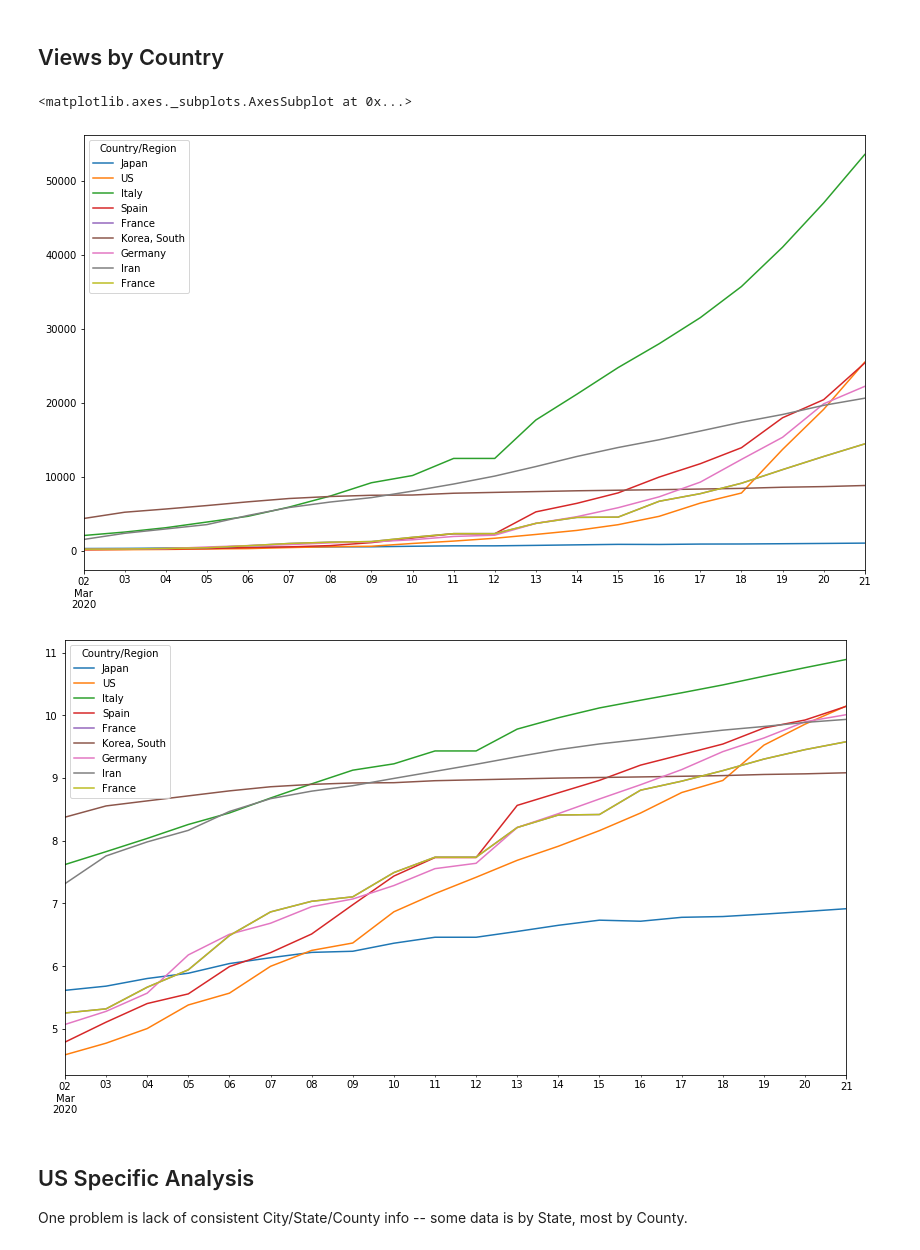
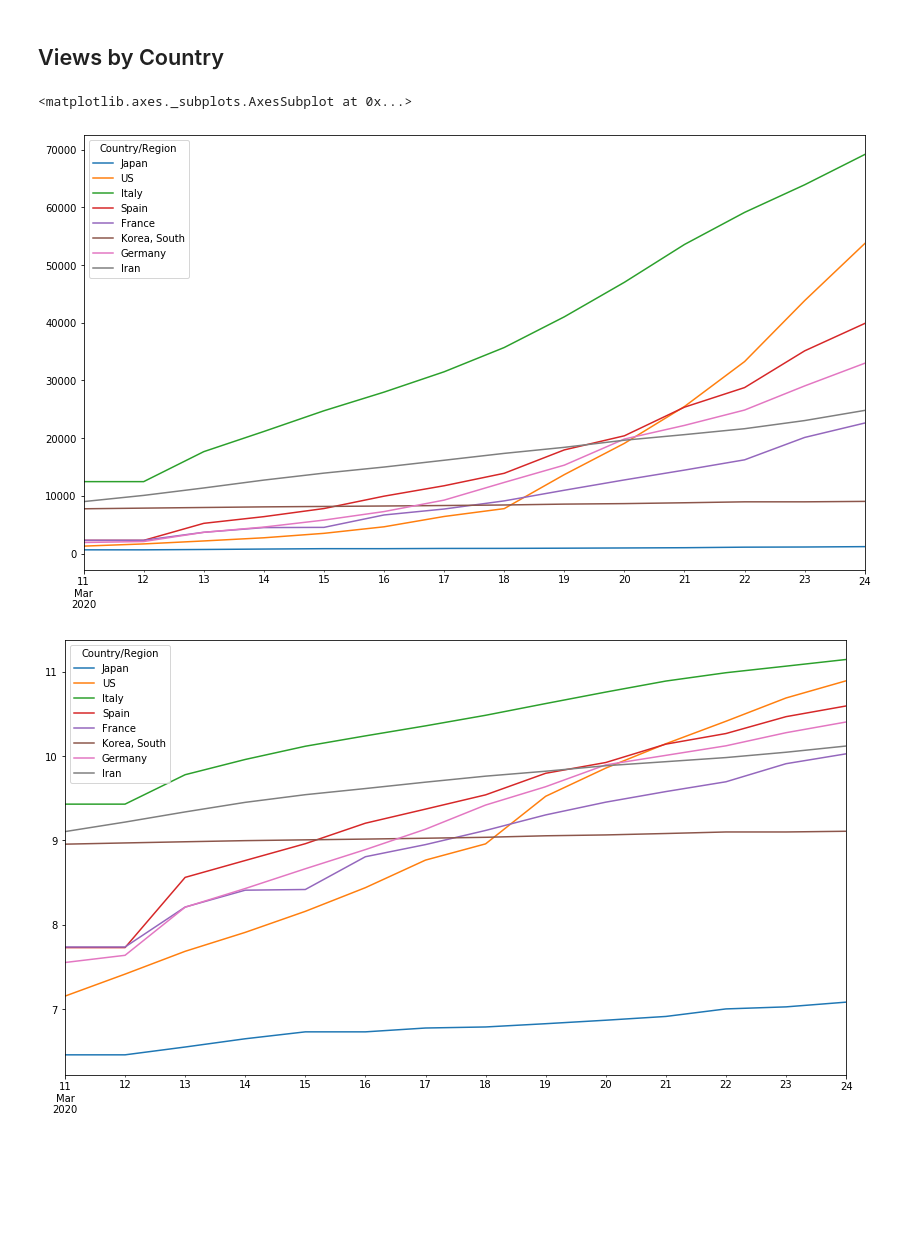
Before and after one commit to dougfoo/machineLearning, a Jupyter notebook: covid/COVID-Analysis-2.ipynb, the cells around one changed output. Saved outputs shown, nothing was run; the diff lists cells and outputs as text; code cells hidden in the pictures; blank space fills up the shorter version.

```diff
--- a/covid/COVID-Analysis-2.ipynb
+++ b/covid/COVID-Analysis-2.ipynb
@@ -16,14 +16,14 @@ import matplotlib.pyplot as plt
 drdir = 'COVID-19/csse_covid_19_data/csse_covid_19_daily_reports/'
 tsdir = 'COVID-19/csse_covid_19_data/csse_covid_19_time_series/'
 
-daily_f = drdir+'03-20-2020.csv' # 03-18-2020.csv etc
-confirmed_f = tsdir+'time_series_19-covid-Confirmed.csv'
-deaths_f = tsdir+'time_series_19-covid-Deaths.csv'
-recovs_f = tsdir+'time_series_19-covid-Recovered.csv'
+daily_f = drdir+'03-23-2020.csv' # 03-18-2020.csv etc
+confirmed_f = tsdir+'time_series_covid19_confirmed_global.csv'
+deaths_f = tsdir+'time_series_covid19_deaths_global.csv'
+#recovs_f = tsdir+'time_series_19-covid-Recovered.csv'
 
 dfc = pd.read_csv(confirmed_f)
 dfd = pd.read_csv(deaths_f)
-dfr = pd.read_csv(recovs_f)
+#dfr = pd.read_csv(recovs_f)
 
 confirmed = dfc.drop(columns=['Lat','Long']).groupby( ['Country/Region']).sum().transpose()
 confirmed.index = pd.to_datetime(confirmed.index)
@@ -33,7 +33,7 @@ deaths = dfd.drop(columns=['Lat','Long']).groupby( ['Country/Region']).sum().tra
 deaths.index = pd.to_datetime(deaths.index)
 
 display(dfc.head())
-display(dfr.head())
+# display(dfr.head())
 display(dfd.head())
 # %% [output]
 |  | Province/State | Country/Region | Lat | Long | 1/22/20 | 1/23/20 | 1/24/20 | 1/25/20 | 1/26/20 | ... |
@@ -77,5 +70,5 @@ confirmed.tail()
 # %%
-countries = [ 'Japan', 'US', 'Italy', 'Spain','France', 'Korea, South', 'Germany','Iran','France' ]
+countries = [ 'Japan', 'US', 'Italy', 'Spain','France', 'Korea, South', 'Germany','Iran']
 display(deaths[countries].tail())
 display(confirmed[countries].tail())
 # %% [output]
@@ -94,13 +87,9 @@ display(confirmed[countries].tail())
 # %% [markdown]
 ## Views by Country
 # %%
-confirmed[ countries ].tail(20).plot(figsize=(14,8))
-confirmed[ countries ].apply(np.log).tail(20).plot(figsize=(14,8))
+confirmed[ countries ].tail(14).plot(figsize=(14,8))
+confirmed[ countries ].apply(np.log).tail(14).plot(figsize=(14,8))
 # %% [output]
 <matplotlib.axes._subplots.AxesSubplot at 0x...>
-[figure, old version]
+[figure, new version]
-[figure, old version]
+[figure, new version]
-# %% [markdown]
-## US Specific Analysis
-
-One problem is lack of consistent City/State/County info -- some data is by State, most by County.
```
Also changed, not shown: parts of 22 cells of this notebook, 2 other files.
